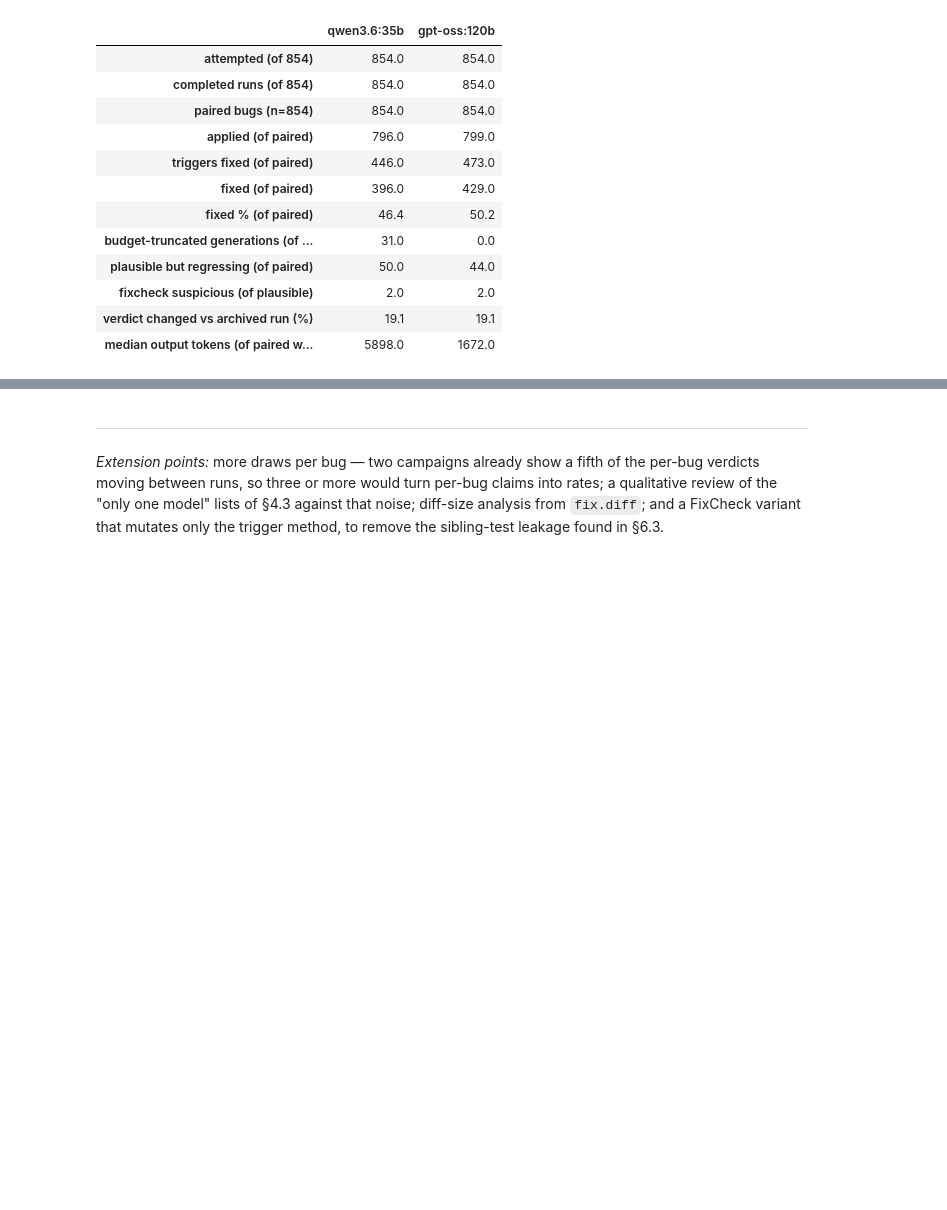
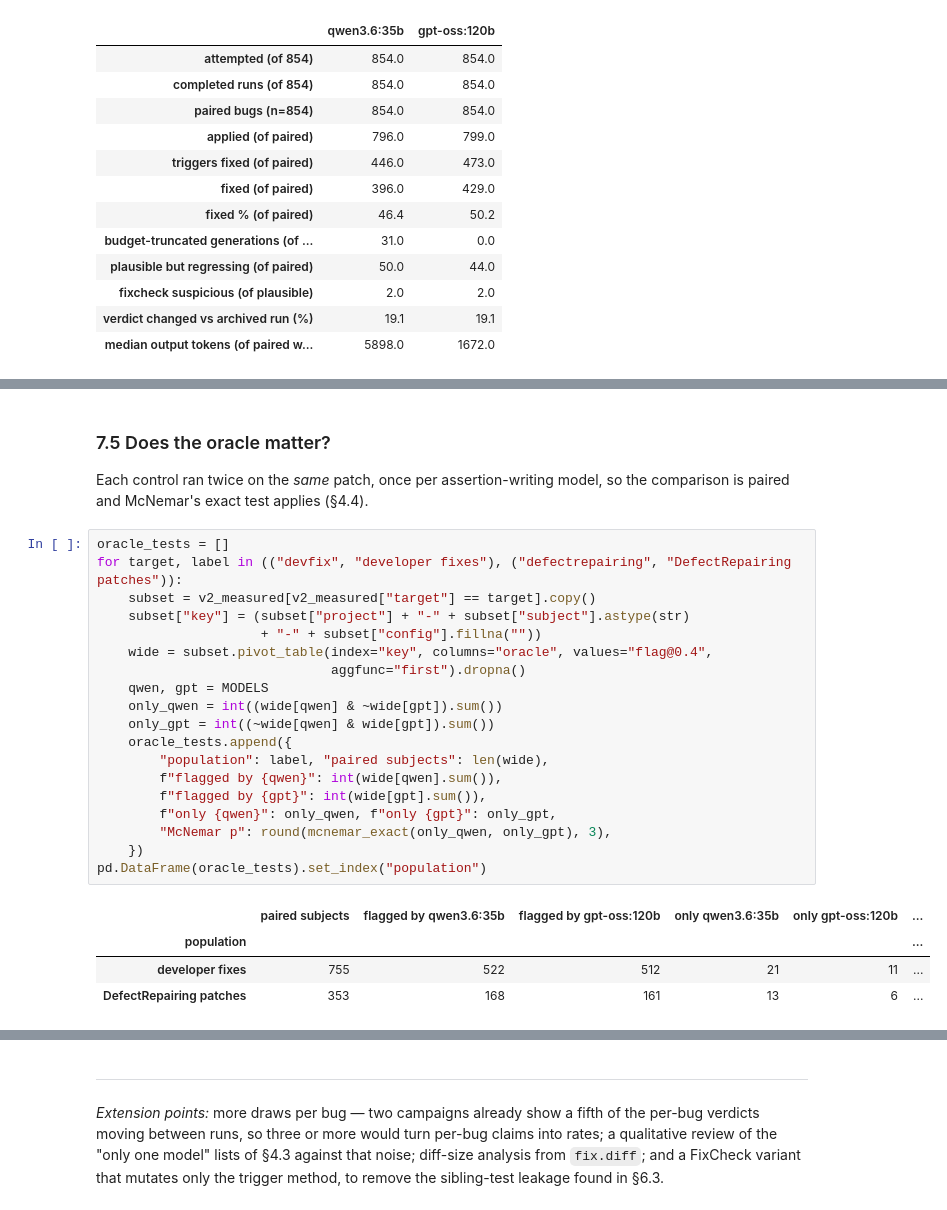
Before and after one commit to codeurjc/2026-FixCheckEvaluation, a Jupyter notebook: analysis/analysis.ipynb, the cells around one changed output, grey strips where cells are left out. Saved outputs shown, nothing was run; the diff lists cells and outputs as text; blank space fills up the shorter version.

```diff
--- a/analysis/analysis.ipynb
+++ b/analysis/analysis.ipynb
@@ -840,0 +1103,29 @@ Paired difference: McNemar exact p = 0.025 (without budget-truncated bugs: p = 0
+# %% [markdown]
+### 7.5 Does the oracle matter?
+
+Each control ran twice on the *same* patch, once per assertion-writing model,
+so the comparison is paired and McNemar's exact test applies (§4.4).
+# %%
+oracle_tests = []
+for target, label in (("devfix", "developer fixes"), ("defectrepairing", "DefectRepairing patches")):
+    subset = v2_measured[v2_measured["target"] == target].copy()
+    subset["key"] = (subset["project"] + "-" + subset["subject"].astype(str)
+                     + "-" + subset["config"].fillna(""))
+    wide = subset.pivot_table(index="key", columns="oracle", values="flag@0.4",
+                              aggfunc="first").dropna()
+    qwen, gpt = MODELS
+    only_qwen = int((wide[qwen] & ~wide[gpt]).sum())
+    only_gpt = int((~wide[qwen] & wide[gpt]).sum())
+    oracle_tests.append({
+        "population": label, "paired subjects": len(wide),
+        f"flagged by {qwen}": int(wide[qwen].sum()),
+        f"flagged by {gpt}": int(wide[gpt].sum()),
+        f"only {qwen}": only_qwen, f"only {gpt}": only_gpt,
+        "McNemar p": round(mcnemar_exact(only_qwen, only_gpt), 3),
+    })
+pd.DataFrame(oracle_tests).set_index("population")
+# %% [output]
+|  | paired subjects | flagged by qwen3.6:35b | flagged by gpt-oss:120b | only qwen3.6:35b | only gpt-oss:120b | ... |
+| population |  |  |  |  |  | ... |
+| developer fixes | 755 | 522 | 512 | 21 | 11 | ... |
+| DefectRepairing patches | 353 | 168 | 161 | 13 | 6 | ... |
```
Also changed, not shown: parts of 15 cells of this notebook, 2 other files.
